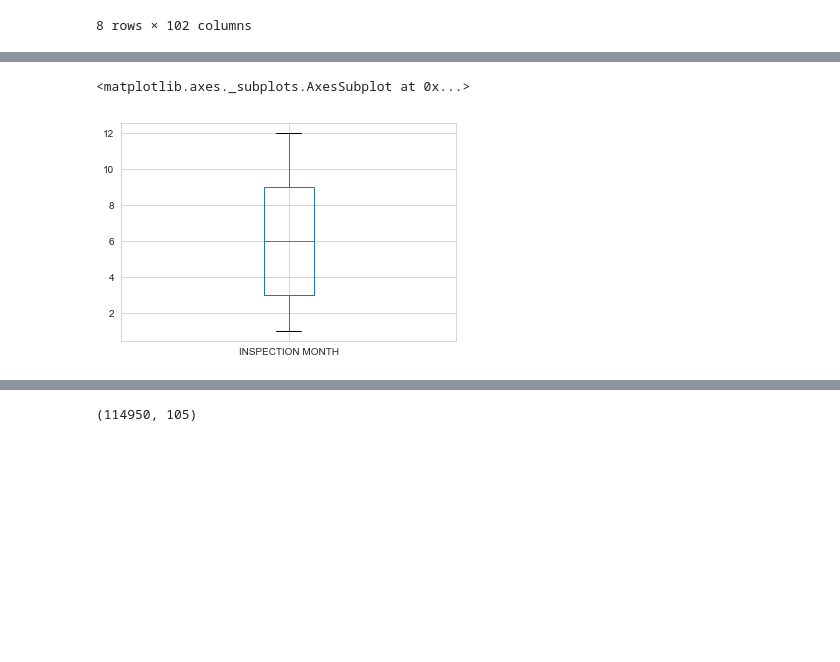
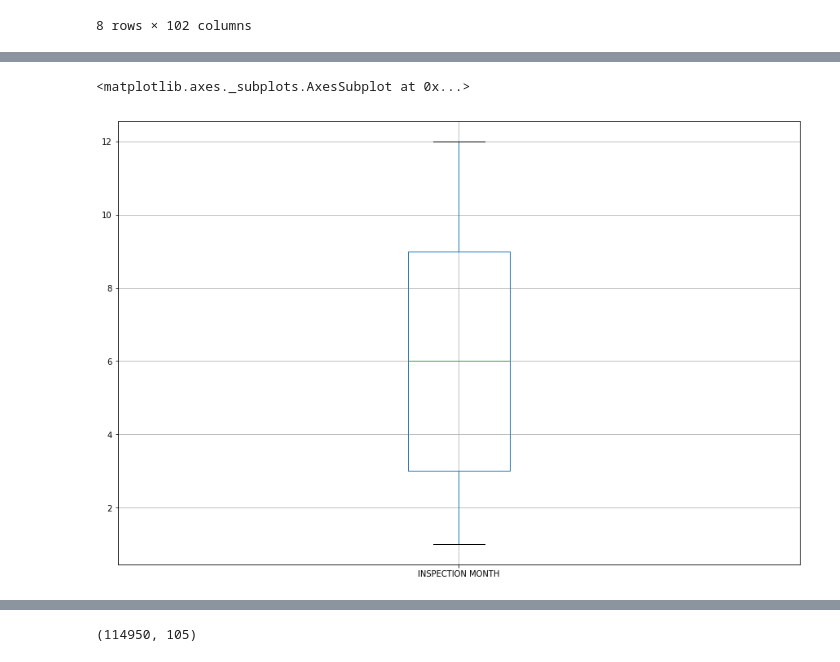
Before and after one commit to deep22kar/random-forest, a Jupyter notebook: EDA_Models1.ipynb, the cells around one changed output, grey strips where cells are left out. Drawn from its saved outputs; the diff is of its cells as text; code cells hidden in the pictures; blank space fills up the shorter version.

```diff
--- a/EDA_Models1.ipynb
+++ b/EDA_Models1.ipynb
@@ -208,8 +210,9 @@ data.boxplot(column='ZIPCODE')
 # %%
 # visualize outliers of Inspection Month
+plt.figure(figsize=(15,10))
 data.boxplot(column='INSPECTION MONTH')
 # %% [output]
 <matplotlib.axes._subplots.AxesSubplot at 0x...>
-[figure, old version]
+[figure, new version]
 # %%
 # visualize outliers of Inspection Year
```
Also changed, not shown: parts of 72 cells of this notebook, 13 other files.
